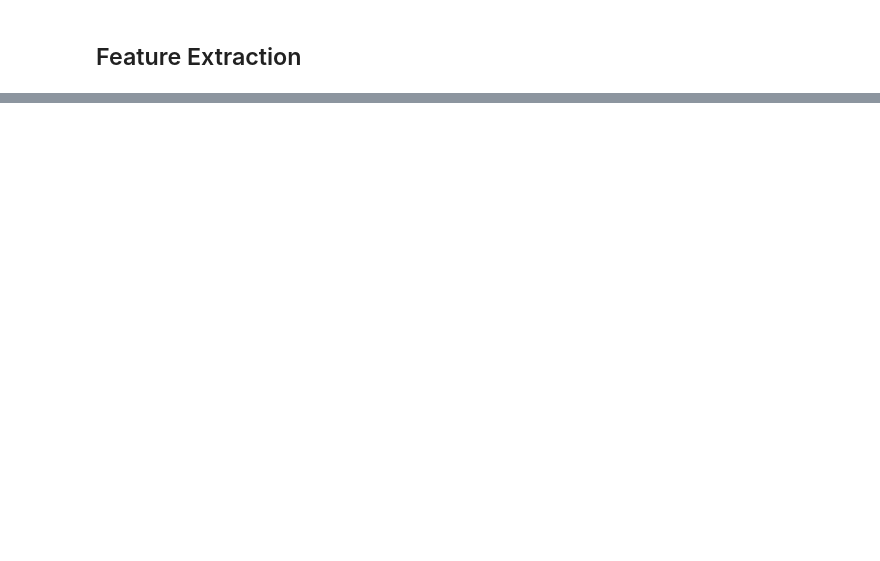
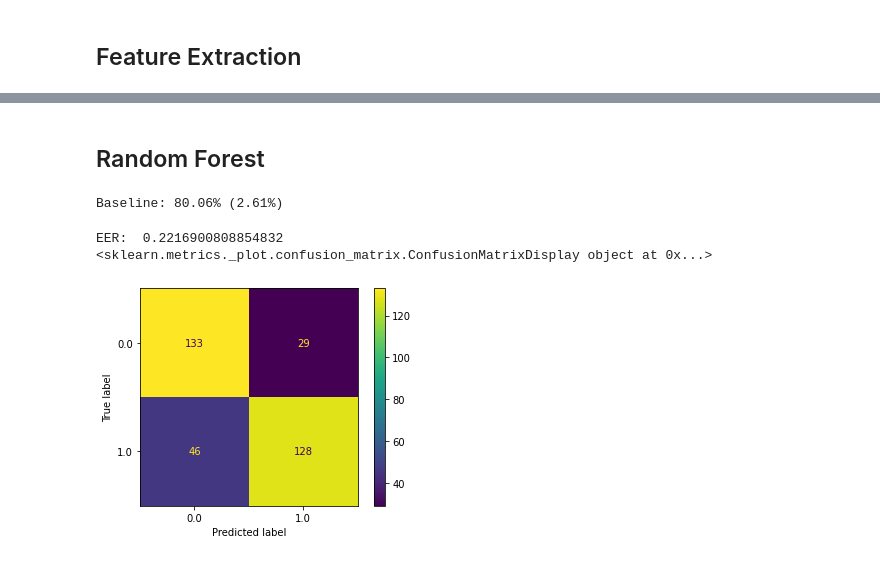
Before and after one commit to KumaranTCIN/DrunkDriving, a Jupyter notebook: DrunkDriving.ipynb, the cells around one changed output, grey strips where cells are left out. Saved outputs shown, nothing was run; the diff lists cells and outputs as text; code cells hidden in the pictures; blank space fills up the shorter version.

```diff
--- a/DrunkDriving.ipynb
+++ b/DrunkDriving.ipynb
@@ -394,0 +515,28 @@ if __name__ == '__main__':
+# %%
+import numpy as np
+import sklearn.metrics
+
+"""
+Python compute equal error rate (eer)
+ONLY tested on binary classification
+
+:param label: ground-truth label, should be a 1-d list or np.array, each element represents the ground-truth label of one sample
+:param pred: model prediction, should be a 1-d list or np.array, each element represents the model prediction of one sample
+:param positive_label: the class that is viewed as positive class when computing EER
+:return: equal error rate (EER)
+"""
+def compute_eer(label, pred, positive_label=1):
+    # all fpr, tpr, fnr, fnr, threshold are lists (in the format of np.array)
+    fpr, tpr, threshold = sklearn.metrics.roc_curve(label, pred, pos_label = positive_label)
+    fnr = 1 - tpr
+
+    # the threshold of fnr == fpr
+    eer_threshold = threshold[np.nanargmin(np.absolute((fnr - fpr)))]
+
+    # theoretically eer from fpr and eer from fnr should be identical but they can be slightly differ in reality
+    eer_1 = fpr[np.nanargmin(np.absolute((fnr - fpr)))]
+    eer_2 = fnr[np.nanargmin(np.absolute((fnr - fpr)))]
+
+    # return the mean of eer from fpr and from fnr
+    eer = (eer_1 + eer_2) / 2
+    return eer
@@ -394,0 +687,2 @@ if __name__ == '__main__':
+# %% [markdown]
+## Random Forest
@@ -394,0 +692,22 @@ if __name__ == '__main__':
+# %%
+X = main[:,0:-1]
+y = main[:,-1]
+X_train, X_test, y_train, y_test = train_test_split(X, y, test_size=0.2)
+# %%
+estimator = RandomForestClassifier(n_estimators = 500, min_samples_split = 5, min_samples_leaf = 1, max_features = 'sqrt', max_depth = 10, bootstrap = True)
+kfold = StratifiedKFold(n_splits=5, shuffle=True)
+results = cross_val_score(estimator, X, y, cv=kfold)
+print("Baseline: %.2f%% (%.2f%%)" % (results.mean()*100, results.std()*100))
+# %% [output]
+Baseline: 80.06% (2.61%)
+# %%
+estimator.fit(X_train, y_train)
+y_pred = estimator.predict(X_test)
+eer = compute_eer(y_test, y_pred, positive_label = 1)
+print("EER: ", eer)
+cm = pcm(estimator, X_test, y_test)
+print(cm)
+# %% [output]
+EER:  0.2216900808854832
+<sklearn.metrics._plot.confusion_matrix.ConfusionMatrixDisplay object at 0x...>
+[figure, added]
```
Also changed, not shown: parts of 172 cells of this notebook.
